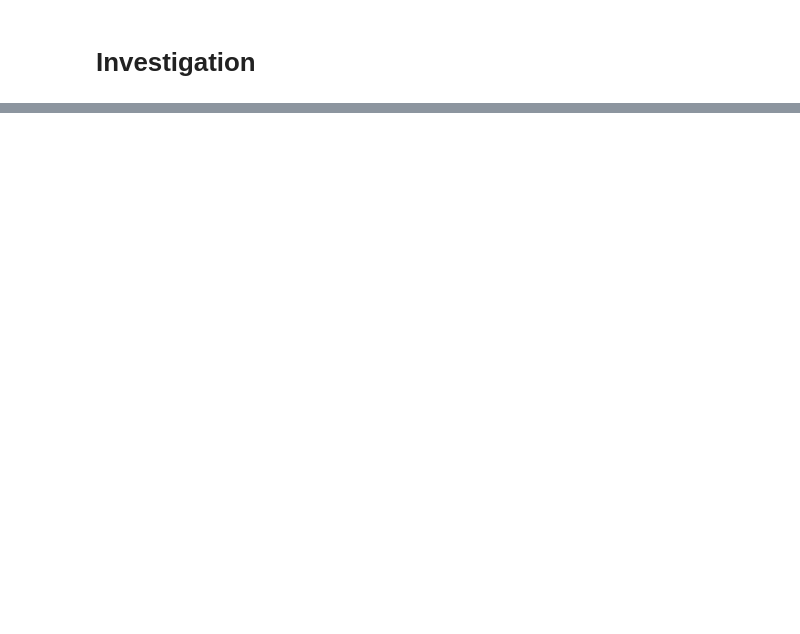
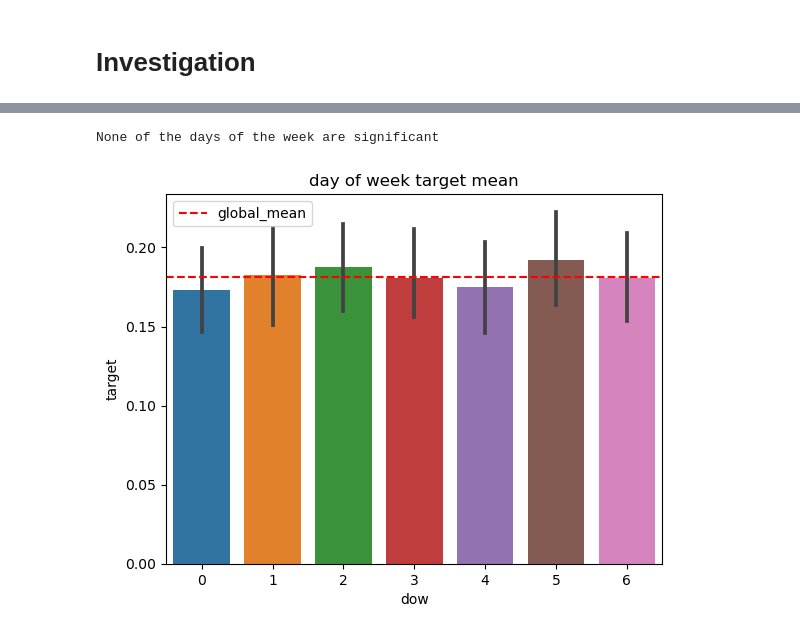
Before and after one commit to chrismilesspringboard/springboard, a Jupyter notebook: 27_ds_interview_process/relax_challenge/relax_challenge/Answer to relax challenge.ipynb, the cells around one changed output, grey strips where cells are left out. Saved outputs shown, nothing was run; the diff lists cells and outputs as text; code cells hidden in the pictures; blank space fills up the shorter version.

```diff
--- a/27_ds_interview_process/relax_challenge/relax_challenge/Answer to relax challenge.ipynb
+++ b/27_ds_interview_process/relax_challenge/relax_challenge/Answer to relax challenge.ipynb
@@ -261,0 +162,11 @@ Name: target, dtype: float64
+# %%
+usr['dow'] = usr.creation_time.dt.day_of_week
+n_tests = 7
+sns.barplot(usr, x='dow', y='target', ci=100 - (5 / n_tests))
+plt.axhline(usr.target.mean(), linestyle='--', color='red', label='global_mean')
+plt.legend()
+plt.title('day of week target mean');
+print('None of the days of the week are significant')
+# %% [output]
+None of the days of the week are significant
+[figure, added]
```
Also changed, not shown: parts of 85 cells of this notebook, 4 other files.
